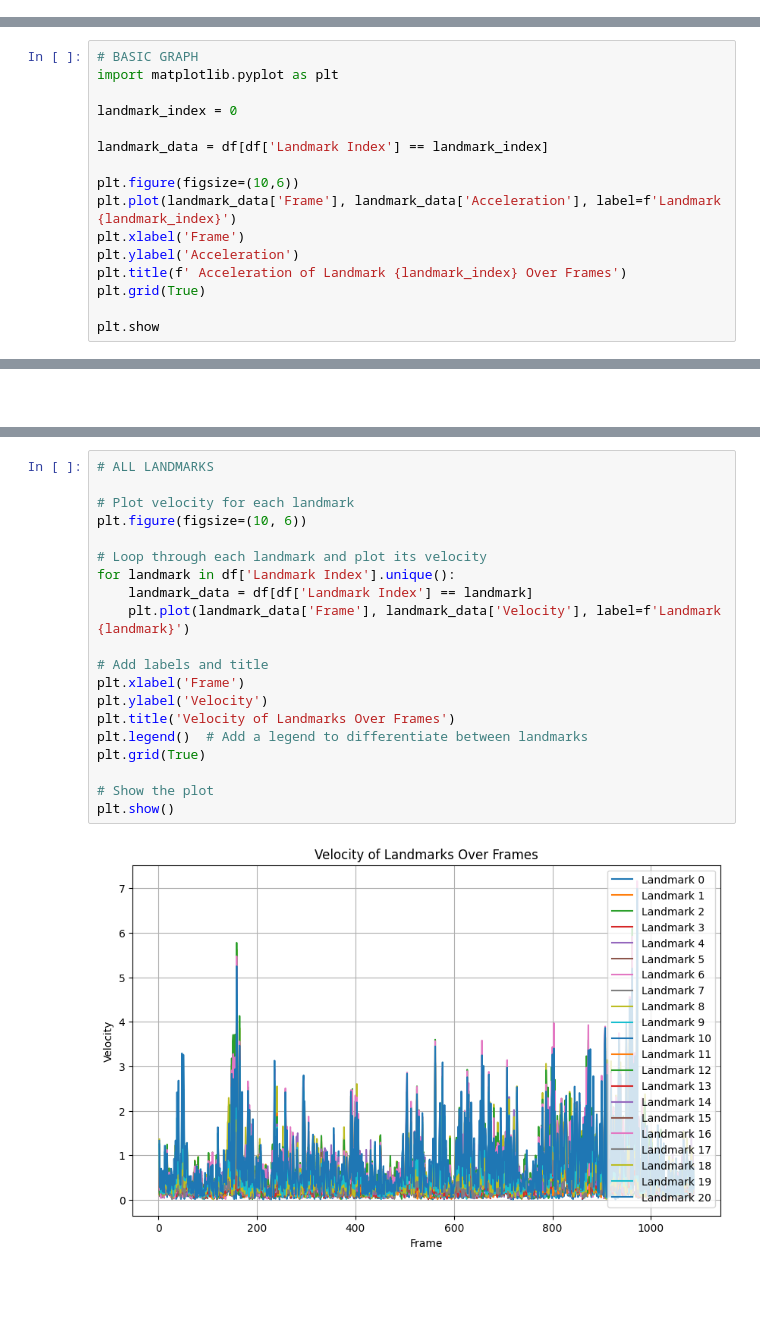
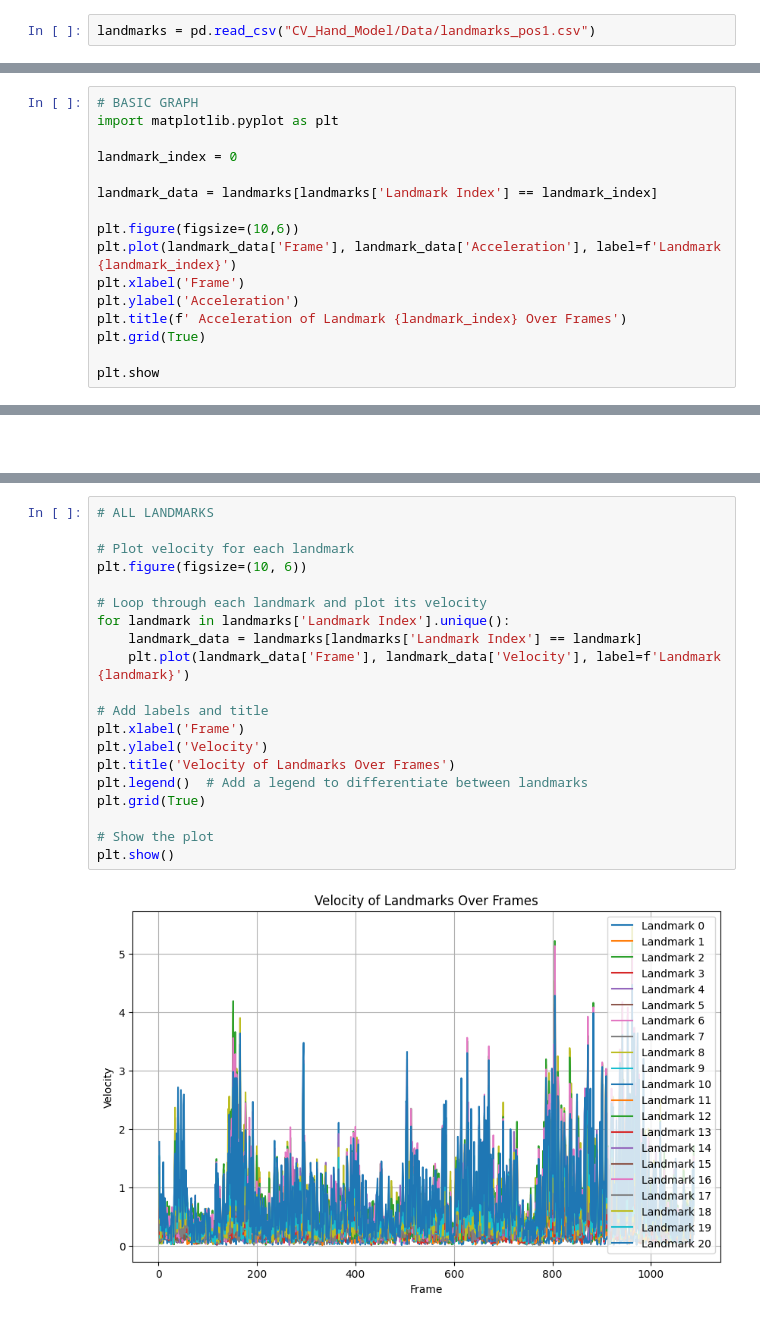
Before and after one commit to Victor-lyhan/Parkinson-Diagnosis, a Jupyter notebook: CV_Hand_Model/NOTEBOOKS/Experimental.ipynb, the cells around one changed output, grey strips where cells are left out. Cells and saved outputs as stored; diff of their text form; blank space fills up the shorter version.

```diff
--- a/CV_Hand_Model/NOTEBOOKS/Experimental.ipynb
+++ b/CV_Hand_Model/NOTEBOOKS/Experimental.ipynb
@@ -124,5 +128,7 @@ df.head()
 # %% [output]
 NameError: name 'df' is not defined
+# %%
+landmarks = pd.read_csv("CV_Hand_Model/Data/landmarks_pos1.csv")
 # %% [markdown]
 ### Analyze the Data
 # %%
@@ -146,7 +153,7 @@ import matplotlib.pyplot as plt
 
 landmark_index = 0
 
-landmark_data = df[df['Landmark Index'] == landmark_index]
+landmark_data = landmarks[landmarks['Landmark Index'] == landmark_index]
 
 plt.figure(figsize=(10,6))
 plt.plot(landmark_data['Frame'], landmark_data['Acceleration'], label=f'Landmark {landmark_index}')
@@ -214,22 +221,22 @@ See the caveats in the documentation: https://pandas.pydata.org/pandas-docs/stab
 # %%
 # ALL LANDMARKS
 
 # Plot velocity for each landmark
 plt.figure(figsize=(10, 6))
 
 # Loop through each landmark and plot its velocity
-for landmark in df['Landmark Index'].unique():
-    landmark_data = df[df['Landmark Index'] == landmark]
+for landmark in landmarks['Landmark Index'].unique():
+    landmark_data = landmarks[landmarks['Landmark Index'] == landmark]
     plt.plot(landmark_data['Frame'], landmark_data['Velocity'], label=f'Landmark {landmark}')
 
 # Add labels and title
 plt.xlabel('Frame')
 plt.ylabel('Velocity')
 plt.title('Velocity of Landmarks Over Frames')
 plt.legend()  # Add a legend to differentiate between landmarks
 plt.grid(True)
 
 # Show the plot
 plt.show()
 # %% [output]
-[figure, old version]
+[figure, new version]
```
Also changed, not shown: parts of 8 cells of this notebook.
